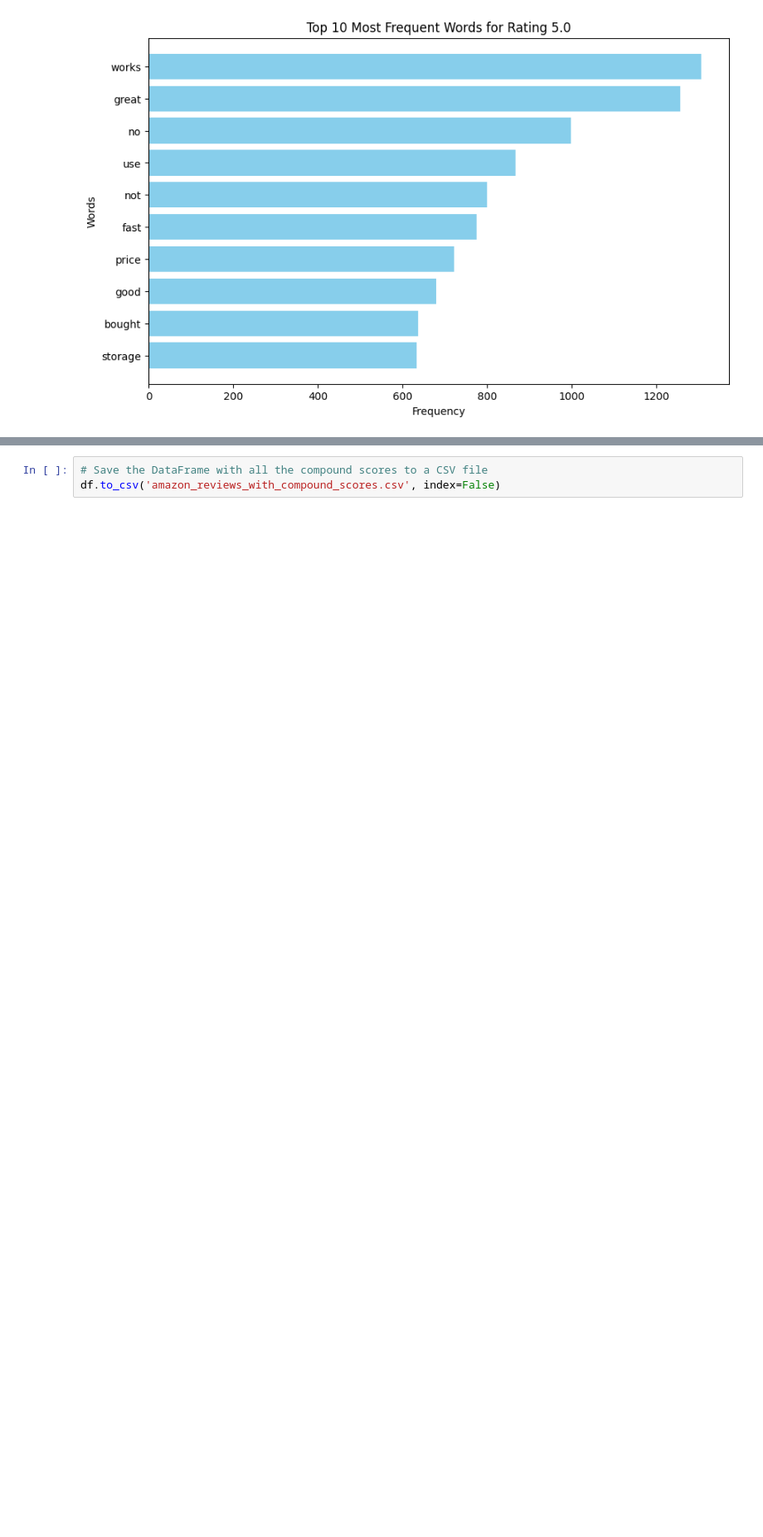
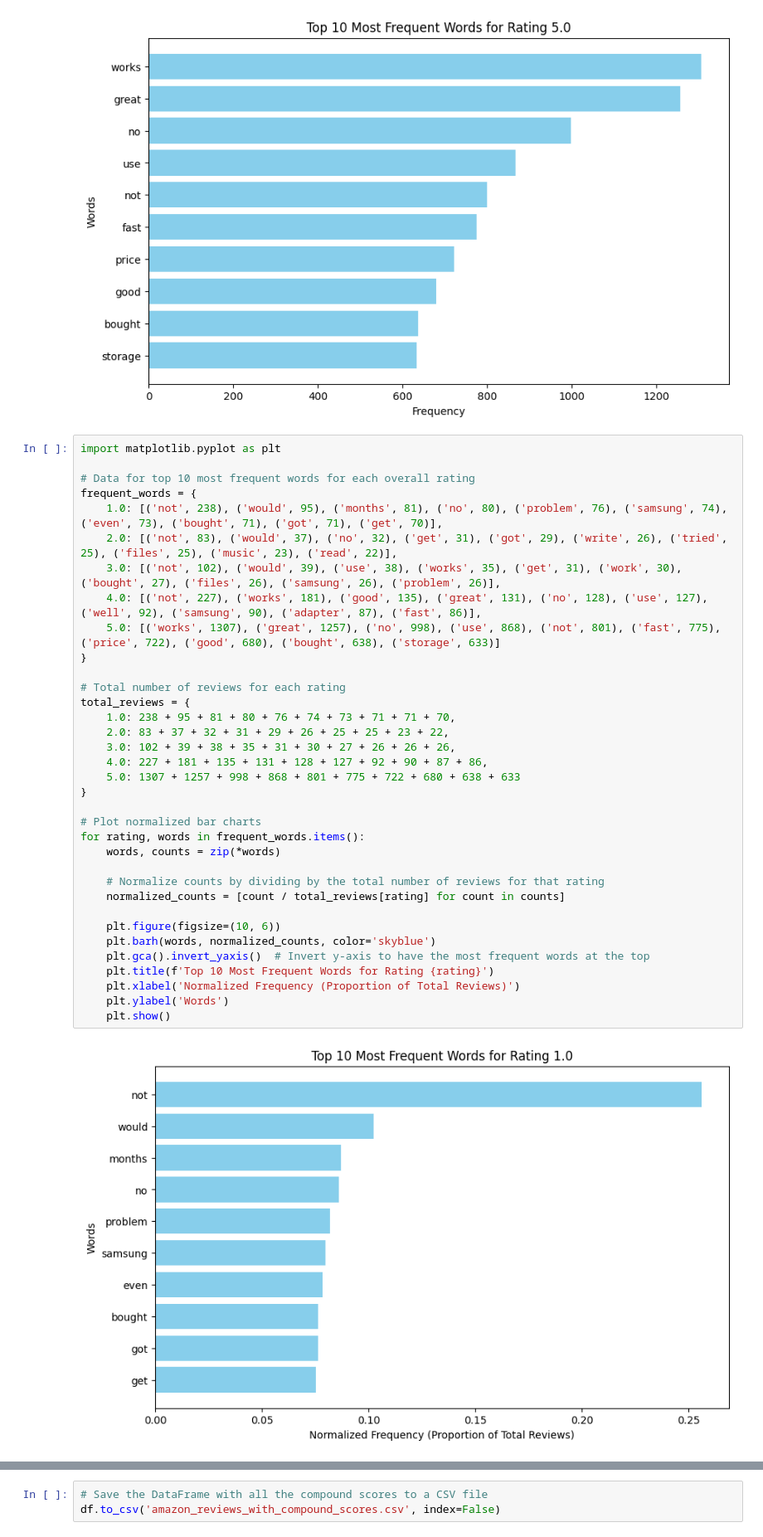
Before and after one commit to awhitehouse1/DS4002-Project-1, a Jupyter notebook: Scripts/Vader.ipynb, the cells around one changed output, grey strips where cells are left out. Shown at 83% size. Saved outputs shown, nothing was run; the diff lists cells and outputs as text; blank space fills up the shorter version.

```diff
--- a/Scripts/Vader.ipynb
+++ b/Scripts/Vader.ipynb
@@ -754,3 +781,40 @@ for rating, words in frequent_words.items():
 [figure]
 [figure]
 [figure]
+# %%
+import matplotlib.pyplot as plt
+
+# Data for top 10 most frequent words for each overall rating
+frequent_words = {
+    1.0: [('not', 238), ('would', 95), ('months', 81), ('no', 80), ('problem', 76), ('samsung', 74), ('even', 73), ('bought', 71), ('got', 71), ('get', 70)],
+    2.0: [('not', 83), ('would', 37), ('no', 32), ('get', 31), ('got', 29), ('write', 26), ('tried', 25), ('files', 25), ('music', 23), ('read', 22)],
+    3.0: [('not', 102), ('would', 39), ('use', 38), ('works', 35), ('get', 31), ('work', 30), ('bought', 27), ('files', 26), ('samsung', 26), ('problem', 26)],
+    4.0: [('not', 227), ('works', 181), ('good', 135), ('great', 131), ('no', 128), ('use', 127), ('well', 92), ('samsung', 90), ('adapter', 87), ('fast', 86)],
+    5.0: [('works', 1307), ('great', 1257), ('no', 998), ('use', 868), ('not', 801), ('fast', 775), ('price', 722), ('good', 680), ('bought', 638), ('storage', 633)]
+}
+
+# Total number of reviews for each rating
+total_reviews = {
+    1.0: 238 + 95 + 81 + 80 + 76 + 74 + 73 + 71 + 71 + 70,
+    2.0: 83 + 37 + 32 + 31 + 29 + 26 + 25 + 25 + 23 + 22,
+    3.0: 102 + 39 + 38 + 35 + 31 + 30 + 27 + 26 + 26 + 26,
+    4.0: 227 + 181 + 135 + 131 + 128 + 127 + 92 + 90 + 87 + 86,
+    5.0: 1307 + 1257 + 998 + 868 + 801 + 775 + 722 + 680 + 638 + 633
+}
+
+# Plot normalized bar charts
+for rating, words in frequent_words.items():
+    words, counts = zip(*words)
+
+    # Normalize counts by dividing by the total number of reviews for that rating
+    normalized_counts = [count / total_reviews[rating] for count in counts]
+
+    plt.figure(figsize=(10, 6))
+    plt.barh(words, normalized_counts, color='skyblue')
+    plt.gca().invert_yaxis()  # Invert y-axis to have the most frequent words at the top
+    plt.title(f'Top 10 Most Frequent Words for Rating {rating}')
+    plt.xlabel('Normalized Frequency (Proportion of Total Reviews)')
+    plt.ylabel('Words')
+    plt.show()
+# %% [output]
+[figure, added]
```
Also changed, not shown: parts of 9 cells of this notebook.
